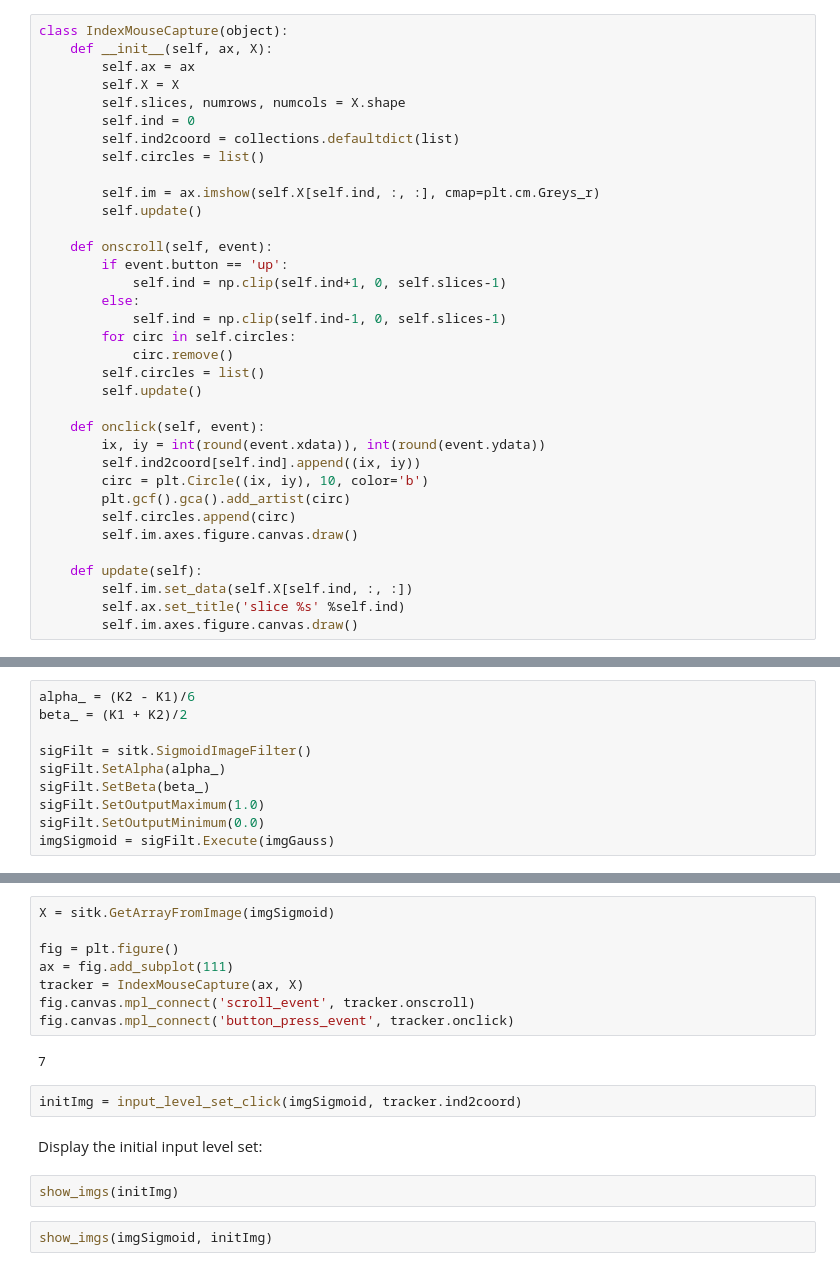
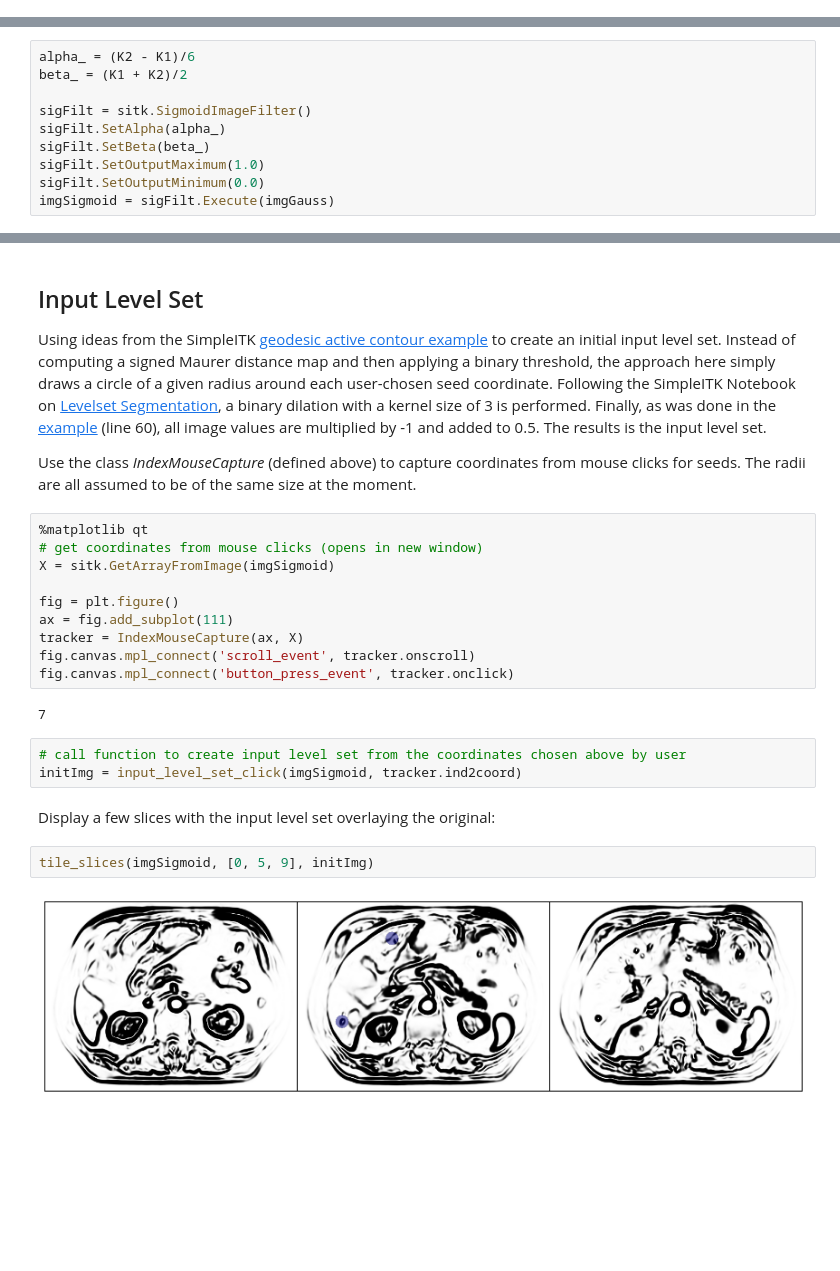
Before and after one commit to jon-young/medicalimage, a Jupyter notebook: Liver Segmentation 3D.ipynb, the cells around one changed output, grey strips where cells are left out. Drawn from its saved outputs; the diff is of its cells as text; blank space fills up the shorter version.

```diff
--- a/Liver Segmentation 3D.ipynb
+++ b/Liver Segmentation 3D.ipynb
@@ -62,35 +141,0 @@ def input_level_set_click(featImg, slice2coords):
-# %%
-class IndexMouseCapture(object):
-    def __init__(self, ax, X):
-        self.ax = ax
-        self.X = X
-        self.slices, numrows, numcols = X.shape
-        self.ind = 0
-        self.ind2coord = collections.defaultdict(list)
-        self.circles = list()
-
-        self.im = ax.imshow(self.X[self.ind, :, :], cmap=plt.cm.Greys_r)
-        self.update()
-
-    def onscroll(self, event):
-        if event.button == 'up':
-            self.ind = np.clip(self.ind+1, 0, self.slices-1)
-        else:
-            self.ind = np.clip(self.ind-1, 0, self.slices-1)
-        for circ in self.circles:
-            circ.remove()
-        self.circles = list()
-        self.update()
-
-    def onclick(self, event):
-        ix, iy = int(round(event.xdata)), int(round(event.ydata))
-        self.ind2coord[self.ind].append((ix, iy))
-        circ = plt.Circle((ix, iy), 10, color='b')
-        plt.gcf().gca().add_artist(circ)
-        self.circles.append(circ)
-        self.im.axes.figure.canvas.draw()
-
-    def update(self):
-        self.im.set_data(self.X[self.ind, :, :])
-        self.ax.set_title('slice %s' %self.ind)
-        self.im.axes.figure.canvas.draw()
@@ -158,4 +219,12 @@ Use the class *IndexMouseCapture* (defined above) to capture coordinates from mo
+# %% [markdown]
+## Input Level Set
+
+Using ideas from the SimpleITK [geodesic active contour example](http://www.itk.org/SimpleITKDoxygen/html/GeodesicActiceContourSegmentation_8py-example.html) to create an initial input level set. Instead of computing a signed Maurer distance map and then applying a binary threshold, the approach here simply draws a circle of a given radius around each user-chosen seed coordinate. Following the SimpleITK Notebook on [Levelset Segmentation](http://insightsoftwareconsortium.github.io/SimpleITK-Notebooks/31_Levelset_Segmentation.html), a binary dilation with a kernel size of 3 is performed. Finally, as was done in the [example](http://www.itk.org/SimpleITKDoxygen/html/GeodesicActiceContourSegmentation_8py-example.html) (line 60), all image values are multiplied by -1 and added to 0.5. The results is the input level set.
+
+Use the class *IndexMouseCapture* (defined above) to capture coordinates from mouse clicks for seeds. The radii are all assumed to be of the same size at the moment.
 # %%
+%matplotlib qt
+# get coordinates from mouse clicks (opens in new window)
 X = sitk.GetArrayFromImage(imgSigmoid)
 
 fig = plt.figure()
@@ -165,12 +234,13 @@ fig.canvas.mpl_connect('scroll_event', tracker.onscroll)
 fig.canvas.mpl_connect('button_press_event', tracker.onclick)
 # %% [output]
 7
-# %%
-initImg = input_level_set_click(imgSigmoid, tracker.ind2coord)
+# %%
+# call function to create input level set from the coordinates chosen above by user
+initImg = input_level_set_click(imgSigmoid, tracker.ind2coord)
 # %% [markdown]
-Display the initial input level set:
+Display a few slices with the input level set overlaying the original:
-# %%
-show_imgs(initImg)
-# %%
-show_imgs(imgSigmoid, initImg)
+# %%
+tile_slices(imgSigmoid, [0, 5, 9], initImg)
+# %% [output]
+[figure, added]
 # %% [markdown]
```
Also changed, not shown: parts of 41 cells of this notebook.
